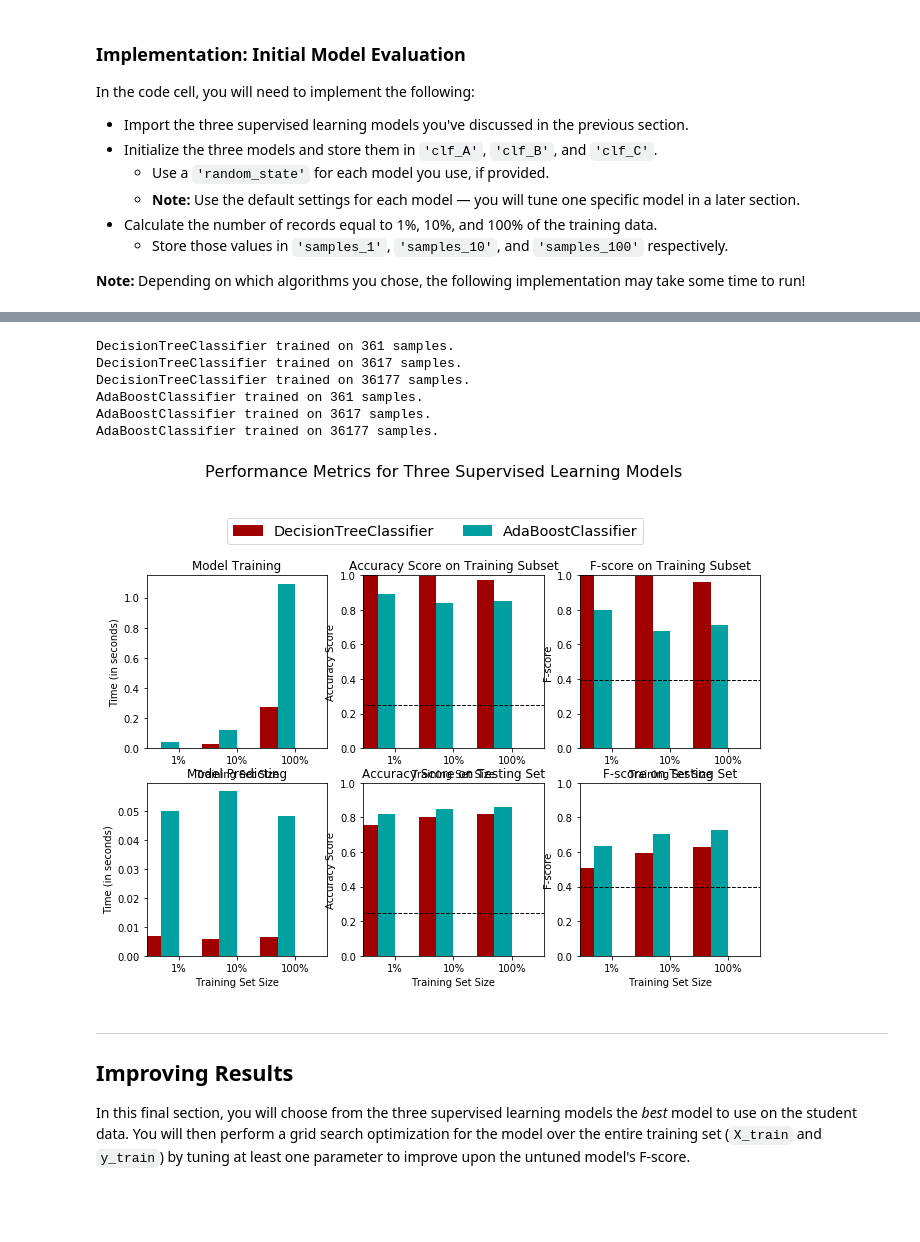
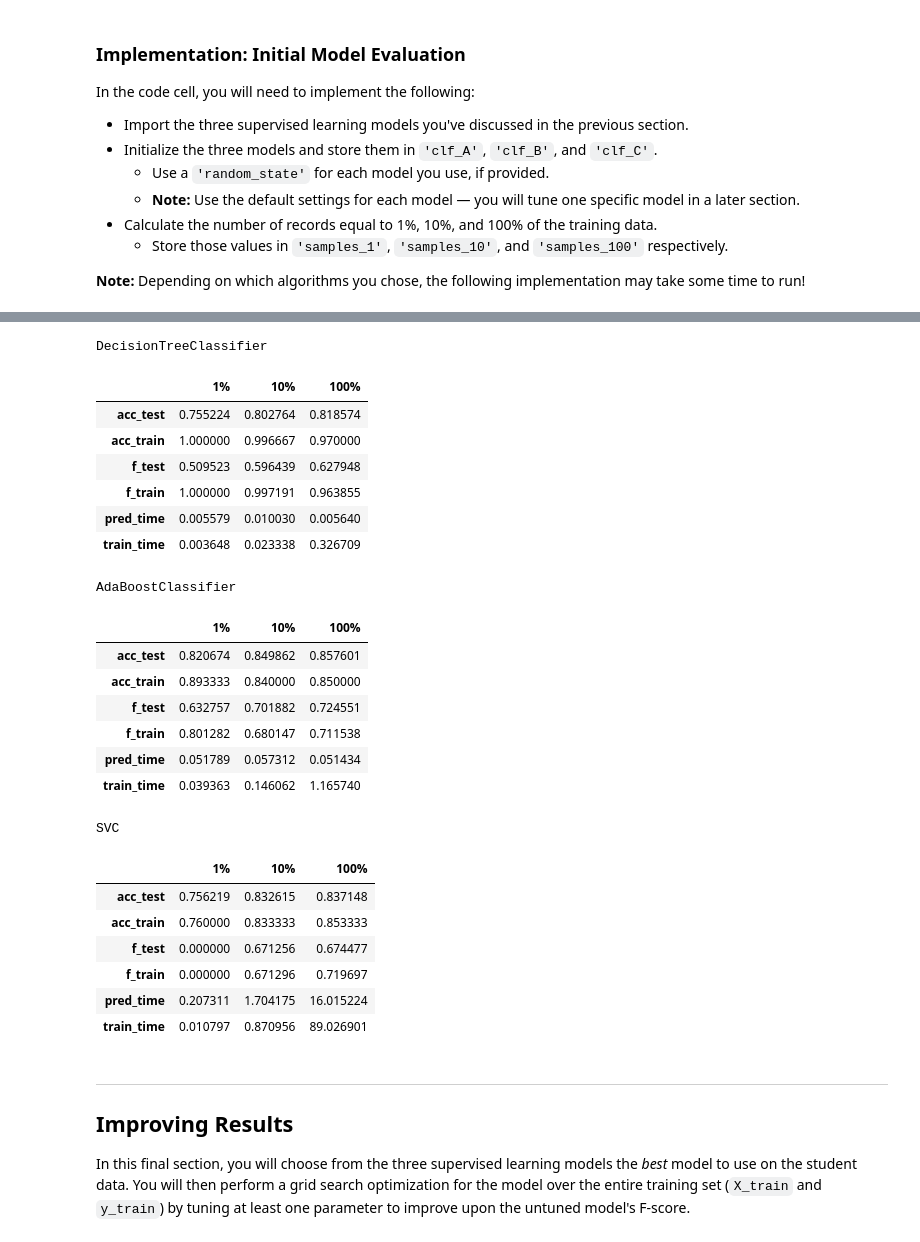
Before and after one commit to wbagais/DSND, a Jupyter notebook: p1_charityml/finding_donors.ipynb, the cells around one changed output, grey strips where cells are left out. Drawn from its saved outputs; the diff is of its cells as text; code cells hidden in the pictures; blank space fills up the shorter version.

```diff
--- a/p1_charityml/finding_donors.ipynb
+++ b/p1_charityml/finding_donors.ipynb
@@ -448,40 +448,32 @@ SVC trained on 36177 samples.
-# %%
-# TODO: Import the three supervised learning models from sklearn
-from sklearn.tree import DecisionTreeClassifier
-from sklearn.ensemble import AdaBoostClassifier
-from sklearn.svm import SVC
-
-# TODO: Initialize the three models
-clf_A = DecisionTreeClassifier(random_state=42)
-clf_B = AdaBoostClassifier(random_state=42)
-
-# TODO: Calculate the number of samples for 1%, 10%, and 100% of the training data
-# HINT: samples_100 is the entire training set i.e. len(y_train)
-# HINT: samples_10 is 10% of samples_100 (ensure to set the count of the values to be `int` and not `float`)
-# HINT: samples_1 is 1% of samples_100 (ensure to set the count of the values to be `int` and not `float`)
-samples_100 = len(y_train)
-samples_10 = int(len(y_train)*0.1)
-samples_1 = int(len(y_train)*0.01)
-
-# Collect results on the learners
-results = {}
-for clf in [clf_A, clf_B]:
-    clf_name = clf.__class__.__name__
-    results[clf_name] = {}
-    for i, samples in enumerate([samples_1, samples_10, samples_100]):
-        results[clf_name][i] = \
-        train_predict(clf, samples, X_train, y_train, X_test, y_test)
-
-# Run metrics visualization for the three supervised learning models chosen
-vs.evaluate(results, accuracy, fscore)
-# %% [output]
-DecisionTreeClassifier trained on 361 samples.
-DecisionTreeClassifier trained on 3617 samples.
-DecisionTreeClassifier trained on 36177 samples.
-AdaBoostClassifier trained on 361 samples.
-AdaBoostClassifier trained on 3617 samples.
-AdaBoostClassifier trained on 36177 samples.
-[figure, removed]
+# %%
+for i in results.items():
+    print (i[0])
+    display(pd.DataFrame(i[1]).rename(columns={0:'1%', 1:'10%', 2:'100%'}))
+# %% [output]
+DecisionTreeClassifier
+|  | 1% | 10% | 100% |
+| acc_test | 0.755224 | 0.802764 | 0.818574 |
+| acc_train | 1.000000 | 0.996667 | 0.970000 |
+| f_test | 0.509523 | 0.596439 | 0.627948 |
+| f_train | 1.000000 | 0.997191 | 0.963855 |
+| pred_time | 0.005579 | 0.010030 | 0.005640 |
+| train_time | 0.003648 | 0.023338 | 0.326709 |
+AdaBoostClassifier
+|  | 1% | 10% | 100% |
+| acc_test | 0.820674 | 0.849862 | 0.857601 |
+| acc_train | 0.893333 | 0.840000 | 0.850000 |
+| f_test | 0.632757 | 0.701882 | 0.724551 |
+| f_train | 0.801282 | 0.680147 | 0.711538 |
+| pred_time | 0.051789 | 0.057312 | 0.051434 |
+| train_time | 0.039363 | 0.146062 | 1.165740 |
+SVC
+|  | 1% | 10% | 100% |
+| acc_test | 0.756219 | 0.832615 | 0.837148 |
+| acc_train | 0.760000 | 0.833333 | 0.853333 |
+| f_test | 0.000000 | 0.671256 | 0.674477 |
+| f_train | 0.000000 | 0.671296 | 0.719697 |
+| pred_time | 0.207311 | 1.704175 | 16.015224 |
+| train_time | 0.010797 | 0.870956 | 89.026901 |
 # %% [markdown]
 ----
 ## Improving Results
```
Also changed, not shown: parts of 6 cells of this notebook.
